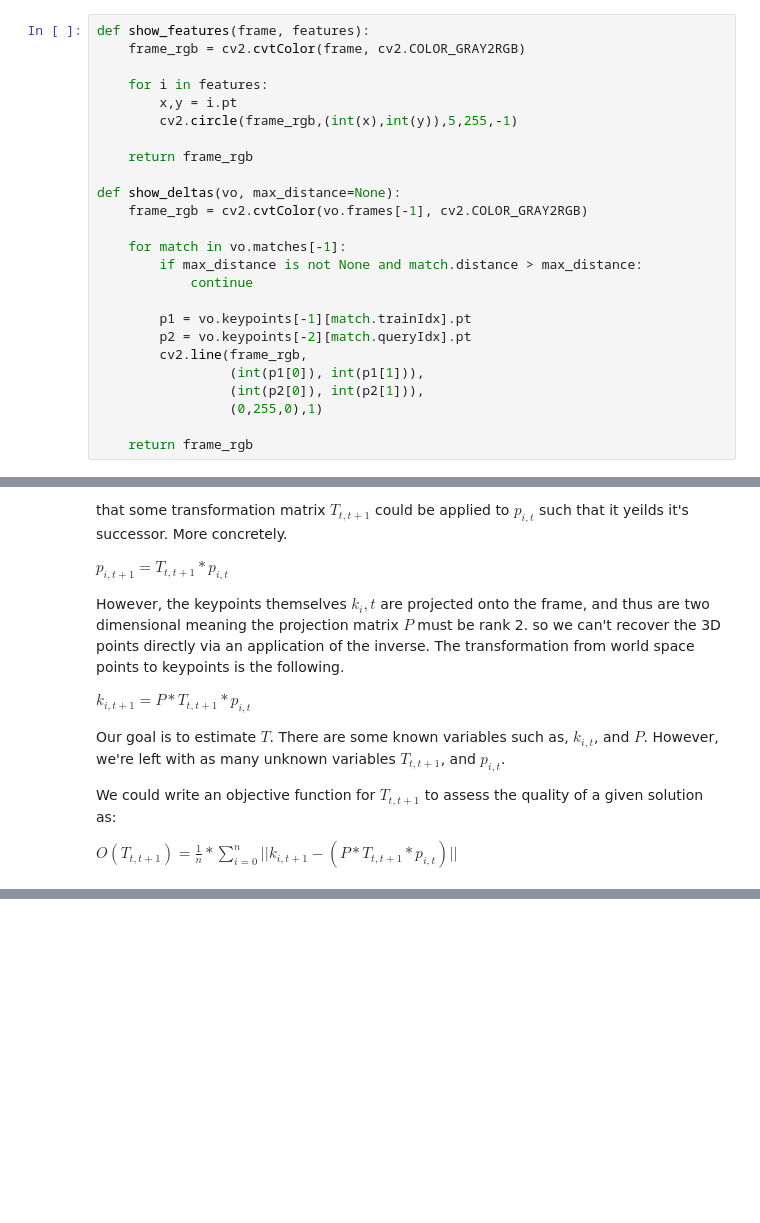
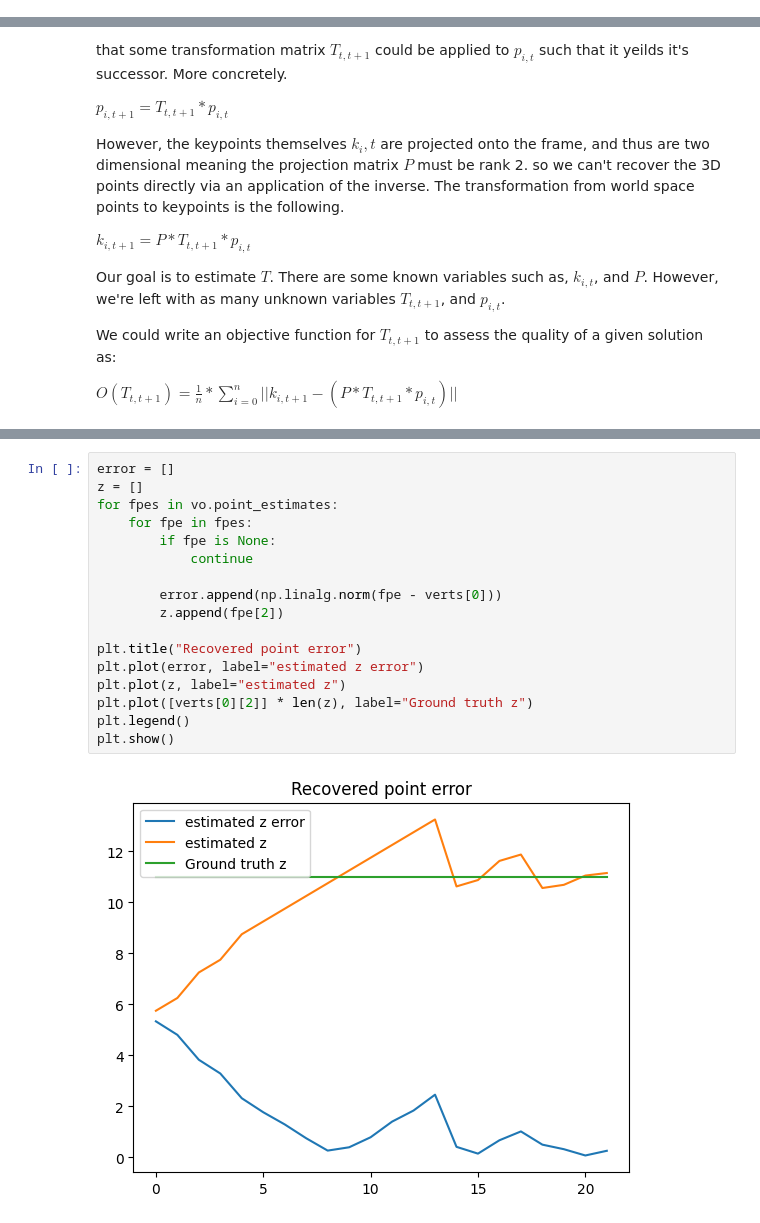
Before and after one commit to mrpossoms/visual-odometry, a Jupyter notebook: visual-odometry.ipynb, the cells around one changed output, grey strips where cells are left out. Drawn from its saved outputs; the diff is of its cells as text; blank space fills up the shorter version.

Commit message:
Reconstructing a point

```diff
--- a/visual-odometry.ipynb
+++ b/visual-odometry.ipynb
@@ -11,28 +15,3 @@ from src.vo import VO
-# %%
-def show_features(frame, features):
-    frame_rgb = cv2.cvtColor(frame, cv2.COLOR_GRAY2RGB)
-
-    for i in features:
-        x,y = i.pt
-        cv2.circle(frame_rgb,(int(x),int(y)),5,255,-1)
-
-    return frame_rgb
-
-def show_deltas(vo, max_distance=None):
-    frame_rgb = cv2.cvtColor(vo.frames[-1], cv2.COLOR_GRAY2RGB)
-
-    for match in vo.matches[-1]:
-        if max_distance is not None and match.distance > max_distance:
-            continue
-
-        p1 = vo.keypoints[-1][match.trainIdx].pt
-        p2 = vo.keypoints[-2][match.queryIdx].pt
-        cv2.line(frame_rgb,
-                 (int(p1[0]), int(p1[1])),
-                 (int(p2[0]), int(p2[1])),
-                 (0,255,0),1)
-
-    return frame_rgb
 # %%
 root = Path('sample')
 drive = '00'
@@ -85,0 +187,19 @@ $ O(T_{t,t+1}) = \frac{1}{n} * \sum_{i=0}^n ||k_{i,t+1} - (P * T_{t,t+1} * p_{i,
+# %%
+error = []
+z = []
+for fpes in vo.point_estimates:
+    for fpe in fpes:
+        if fpe is None:
+            continue
+
+        error.append(np.linalg.norm(fpe - verts[0]))
+        z.append(fpe[2])
+
+plt.title("Recovered point error")
+plt.plot(error, label="estimated z error")
+plt.plot(z, label="estimated z")
+plt.plot([verts[0][2]] * len(z), label="Ground truth z")
+plt.legend()
+plt.show()
+# %% [output]
+[figure, added]
```
Also changed, not shown: parts of 7 cells of this notebook, 5 other files.
